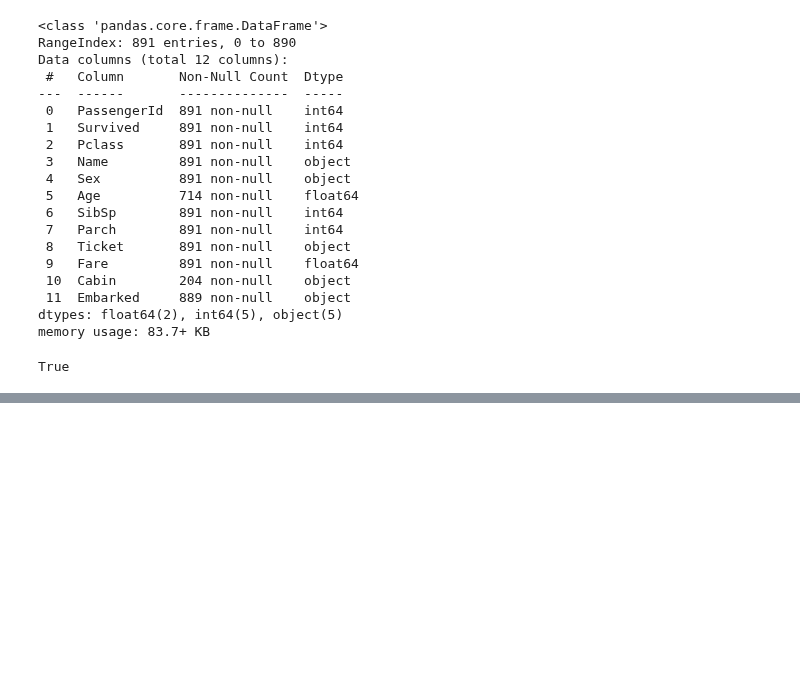
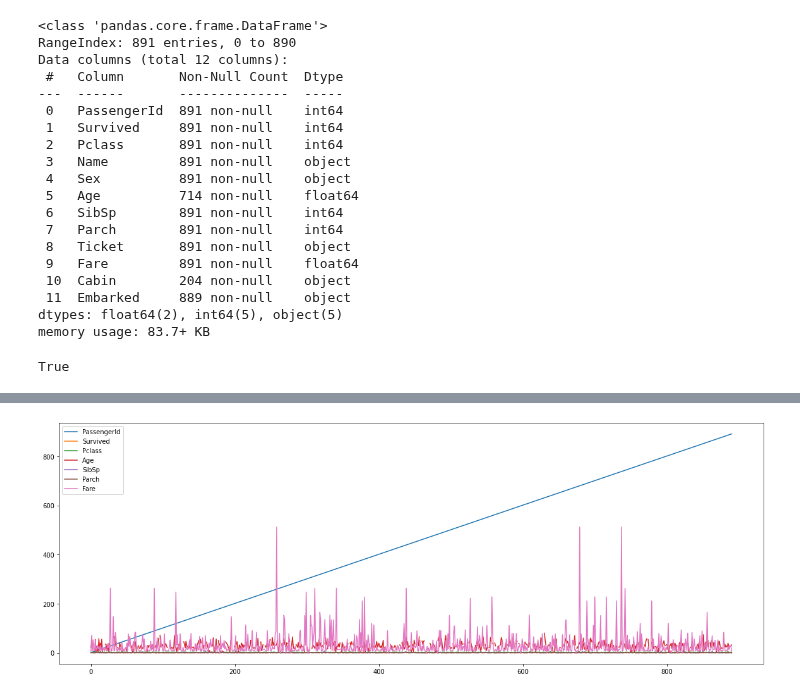
Before and after one commit to julioreis-dev/tutorial_pandas, a Jupyter notebook: plotgraf.ipynb, the cells around one changed output, grey strips where cells are left out. Saved outputs shown, nothing was run; the diff lists cells and outputs as text; code cells hidden in the pictures; blank space fills up the shorter version.

```diff
--- a/plotgraf.ipynb
+++ b/plotgraf.ipynb
@@ -77,0 +88,5 @@ df.head()
+# %%
+df.plot()
+plt.show()
+# %% [output]
+[figure, added]
```
Also changed, not shown: parts of 6 cells of this notebook.
